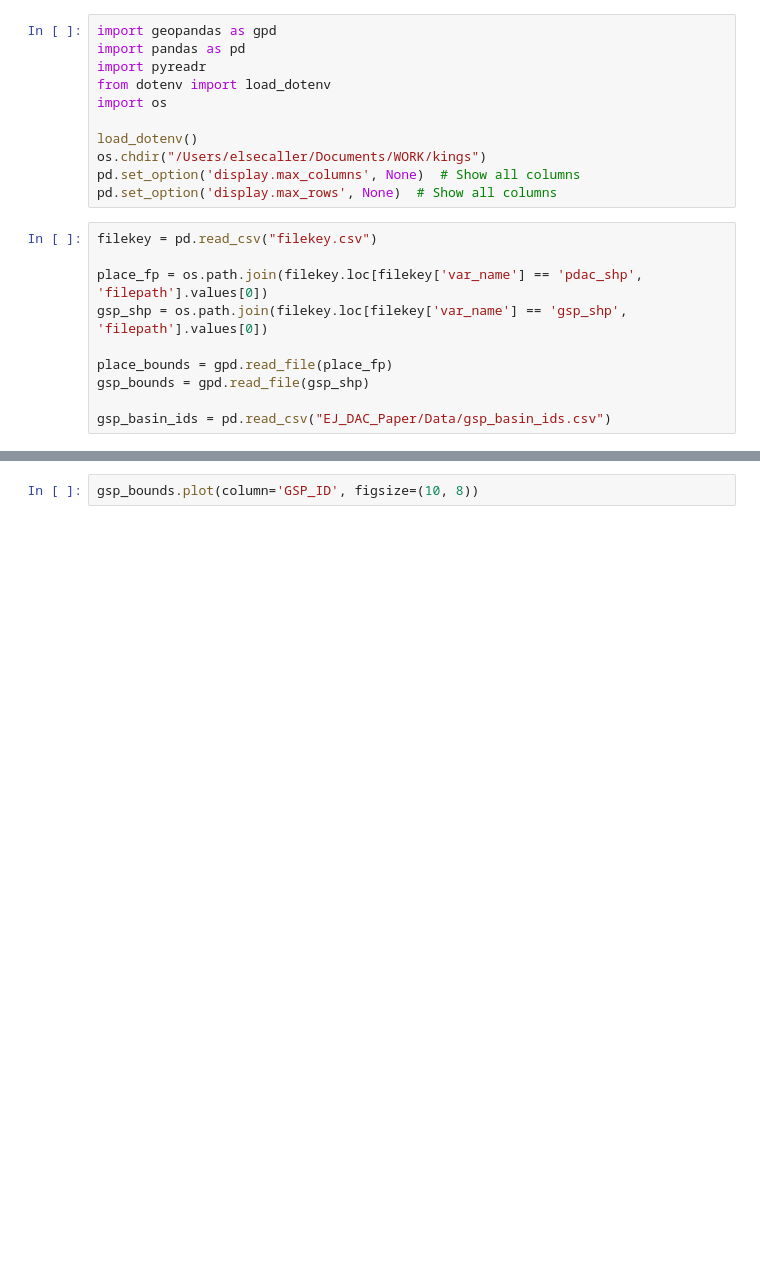
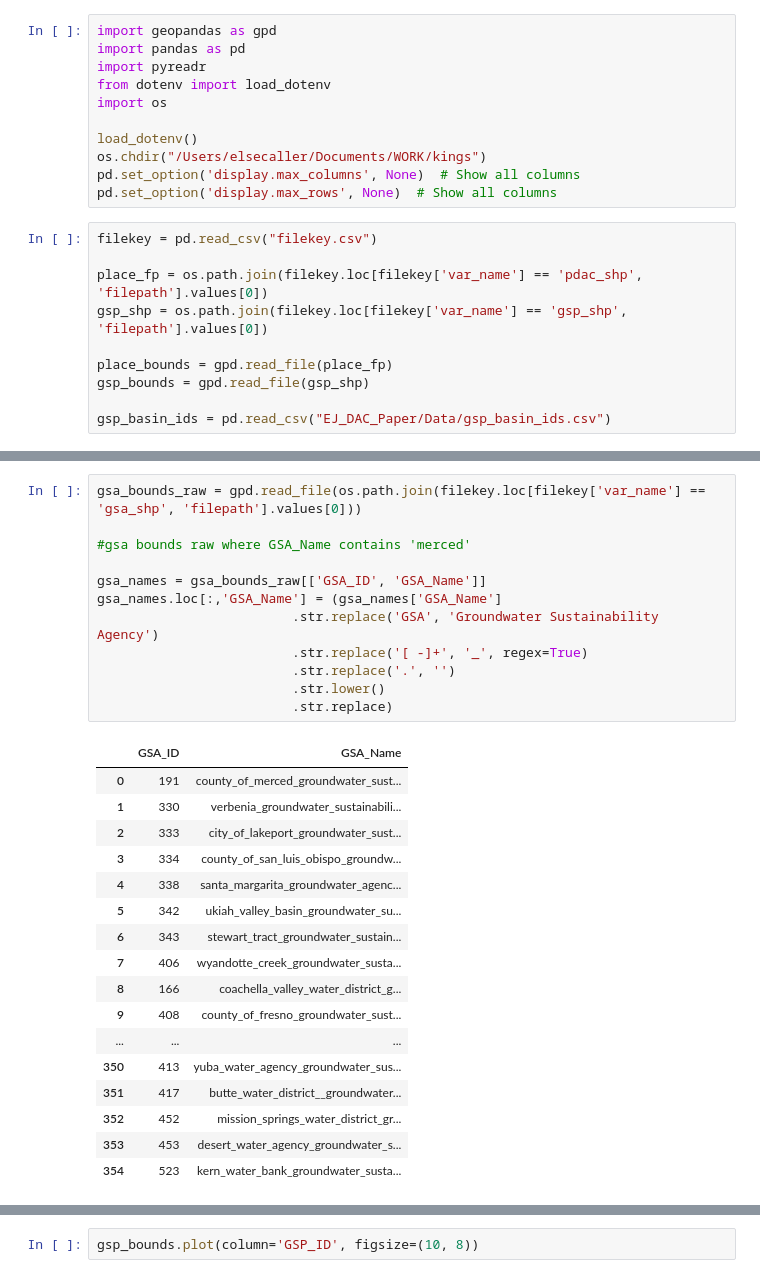
Before and after one commit to ucd-cepb/kings, a Jupyter notebook: EJ_DAC_Paper/Code/testing/shape_merge.ipynb, the cells around one changed output, grey strips where cells are left out. Drawn from its saved outputs; the diff is of its cells as text; blank space fills up the shorter version.

```diff
--- a/EJ_DAC_Paper/Code/testing/shape_merge.ipynb
+++ b/EJ_DAC_Paper/Code/testing/shape_merge.ipynb
@@ -30,0 +22,30 @@ place_bounds.head()
+# %%
+gsa_bounds_raw = gpd.read_file(os.path.join(filekey.loc[filekey['var_name'] == 'gsa_shp', 'filepath'].values[0]))
+
+#gsa bounds raw where GSA_Name contains 'merced'
+
+gsa_names = gsa_bounds_raw[['GSA_ID', 'GSA_Name']]
+gsa_names.loc[:,'GSA_Name'] = (gsa_names['GSA_Name']
+                         .str.replace('GSA', 'Groundwater Sustainability Agency')
+                         .str.replace('[ -]+', '_', regex=True)
+                         .str.replace('.', '')
+                         .str.lower()
+                         .str.replace)
+# %% [output]
+|  | GSA_ID | GSA_Name |
+| 0 | 191 | county_of_merced_groundwater_sust... |
+| 1 | 330 | verbenia_groundwater_sustainabili... |
+| 2 | 333 | city_of_lakeport_groundwater_sust... |
+| 3 | 334 | county_of_san_luis_obispo_groundw... |
+| 4 | 338 | santa_margarita_groundwater_agenc... |
+| 5 | 342 | ukiah_valley_basin_groundwater_su... |
+| 6 | 343 | stewart_tract_groundwater_sustain... |
+| 7 | 406 | wyandotte_creek_groundwater_susta... |
+| 8 | 166 | coachella_valley_water_district_g... |
+| 9 | 408 | county_of_fresno_groundwater_sust... |
+| ... | ... | ... |
+| 350 | 413 | yuba_water_agency_groundwater_sus... |
+| 351 | 417 | butte_water_district__groundwater... |
+| 352 | 452 | mission_springs_water_district_gr... |
+| 353 | 453 | desert_water_agency_groundwater_s... |
+| 354 | 523 | kern_water_bank_groundwater_susta... |
```
Also changed, not shown: parts of 6 cells of this notebook, 5 other files.
